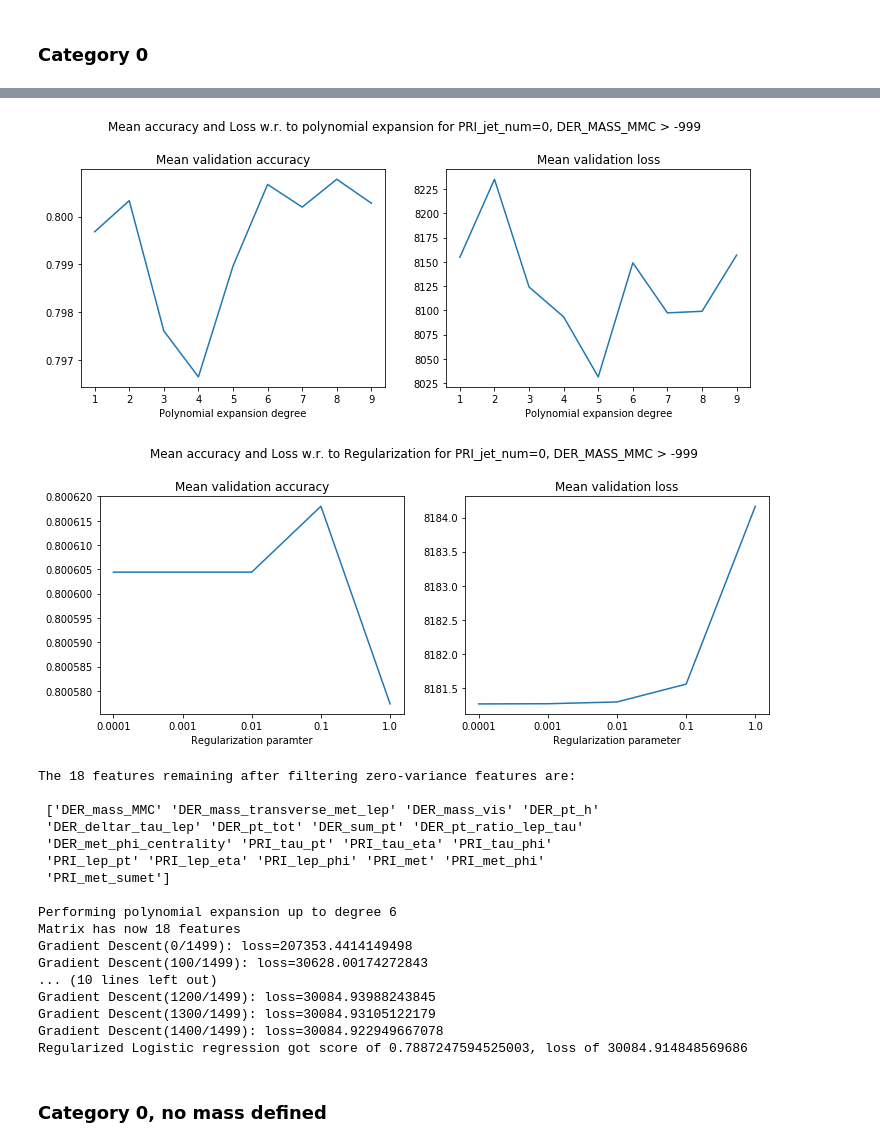
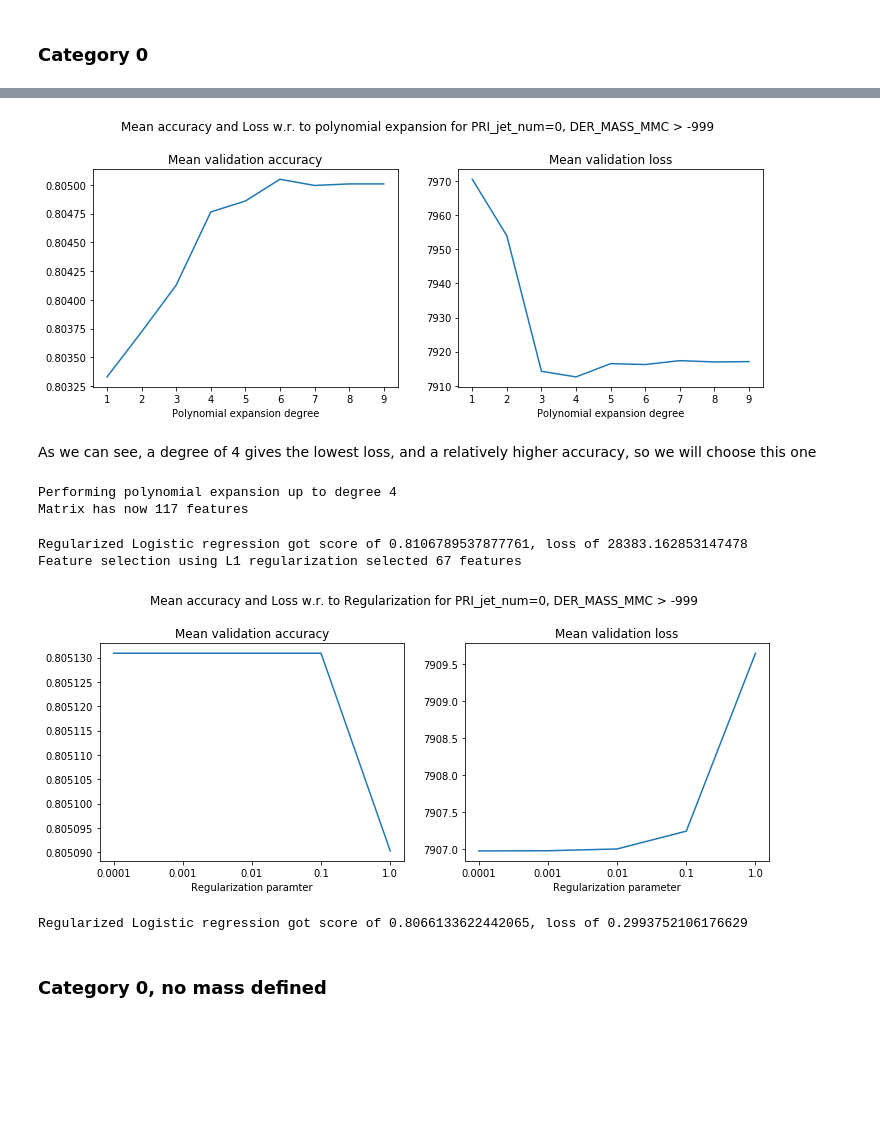
Before and after one commit to ehoelzl/ML_course, a Jupyter notebook: projects/project1/scripts/project1.ipynb, the cells around one changed output, grey strips where cells are left out. Saved outputs shown, nothing was run; the diff lists cells and outputs as text; code cells hidden in the pictures; blank space fills up the shorter version.

```diff
--- a/projects/project1/scripts/project1.ipynb
+++ b/projects/project1/scripts/project1.ipynb
@@ -51,6 +74,6 @@ from data_processing import split_dataset
 
 jet_column = 22
 mass_col = 0
-tX_0, y_0, tX_0_nm, y_0_nm, tX_1, y_1, tX_1_nm, y_1_nm, tX_2, y_2, tX_2_nm, y_2_nm, tX_3, y_3, tX_3_nm, y_3_nm = split_dataset(tX, y, jet_col=jet_column, mass_col=0) # Split into each category
+tX_0, y_0, tX_0_nm, y_0_nm, tX_1, y_1, tX_1_nm, y_1_nm, tX_2, y_2, tX_2_nm, y_2_nm = split_dataset(tX, y, jet_col=jet_column, mass_col=0) # Split into each category
 # %% [markdown]
 Now that we have split the dataset, we need to select the columns that are meaningful for each category, and add some features using polynomial expansion, exponential, logarithm and so on. For that, we have created a function `enhance_features`. This function adds all the expansions and performs PCA to project the feature matrix on a new basis
@@ -93,2 +112,6 @@ def cross_validate_reg(x, y, headers, gamma, degrees, title):
+# %%
+from pca import perform_pca
+from feature_expansion import expand_features
+pca_threshold = 0.99
 # %% [markdown]
 ### Category 0
@@ -96,0 +120,2 @@ First we need to see how polynomial expansion affects the validation accuracy an
+# %%
+tX_0, matrix_0 = perform_pca(tX_0, headers, pca_threshold, True, None, print_=True)
@@ -97,4 +133,4 @@ First we need to see how polynomial expansion affects the validation accuracy an
 # %%
-cross_validate_degrees(tX_0, y_0, headers, 1e-5, 0, np.arange(1, 10), 4, "Mean accuracy and Loss w.r. to polynomial expansion for PRI_jet_num=0, DER_MASS_MMC > -999")
+cross_validate_degrees(tX_0, y_0, 1e-5, 0, np.arange(1, 10), 4, "Mean accuracy and Loss w.r. to polynomial expansion for PRI_jet_num=0, DER_MASS_MMC > -999")
 # %% [output]
-[figure, old version]
+[figure, new version]
@@ -103,26 +137,24 @@ degree_0 = 6
+# %% [markdown]
+As we can see, a degree of 4 gives the lowest loss, and a relatively higher accuracy, so we will choose this one
+# %%
+degree_0 = 4
+train_ratio = 0.9
+tX_0_exp = expand_features(tX_0, degree_0, print_=True)
+# %% [output]
+Performing polynomial expansion up to degree 4
+Matrix has now 117 features
+# %%
+selected_cols_0 = select_features(tX_0_exp, y_0, train_ratio, 1000, 1e-5, 1)
+# %% [output]
+Regularized Logistic regression got score of 0.8106789537877761, loss of 28383.162853147478
+Feature selection using L1 regularization selected 67 features
 # %%
-cross_validate_reg(tX_0, y_0, headers, 1e-5, degree_0, "Mean accuracy and Loss w.r. to Regularization for PRI_jet_num=0, DER_MASS_MMC > -999")
+cross_validate_reg(tX_0_exp, y_0, selected_cols_0, 1e-5, np.logspace(-4, 0, 5), 4, "Mean accuracy and Loss w.r. to Regularization for PRI_jet_num=0, DER_MASS_MMC > -999")
 # %% [output]
-[figure, old version]
+[figure, new version]
 # %%
-w_0, matrix_0 = train_model(tX_0, y_0, headers, degree_0, 0.9, 1500, 1e-5, 1e-1)
+w_0 = train_model(tX_0_exp, y_0, train_ratio, selected_cols, 1400, 1e-5, 1e-2)
 # %% [output]
-The 18 features remaining after filtering zero-variance features are:
-
- ['DER_mass_MMC' 'DER_mass_transverse_met_lep' 'DER_mass_vis' 'DER_pt_h'
- 'DER_deltar_tau_lep' 'DER_pt_tot' 'DER_sum_pt' 'DER_pt_ratio_lep_tau'
- 'DER_met_phi_centrality' 'PRI_tau_pt' 'PRI_tau_eta' 'PRI_tau_phi'
- 'PRI_lep_pt' 'PRI_lep_eta' 'PRI_lep_phi' 'PRI_met' 'PRI_met_phi'
- 'PRI_met_sumet']
-
-Performing polynomial expansion up to degree 6
-Matrix has now 18 features
-Gradient Descent(0/1499): loss=207353.4414149498
-Gradient Descent(100/1499): loss=30628.00174272843
-... (10 lines left out)
-Gradient Descent(1200/1499): loss=30084.93988243845
-Gradient Descent(1300/1499): loss=30084.93105122179
-Gradient Descent(1400/1499): loss=30084.922949667078
-Regularized Logistic regression got score of 0.7887247594525003, loss of 30084.914848569686
+Regularized Logistic regression got score of 0.8066133622442065, loss of 0.2993752106176629
 # %% [markdown]
 ### Category 0, no mass defined
```
Also changed, not shown: parts of 66 cells of this notebook, 6 other files.
